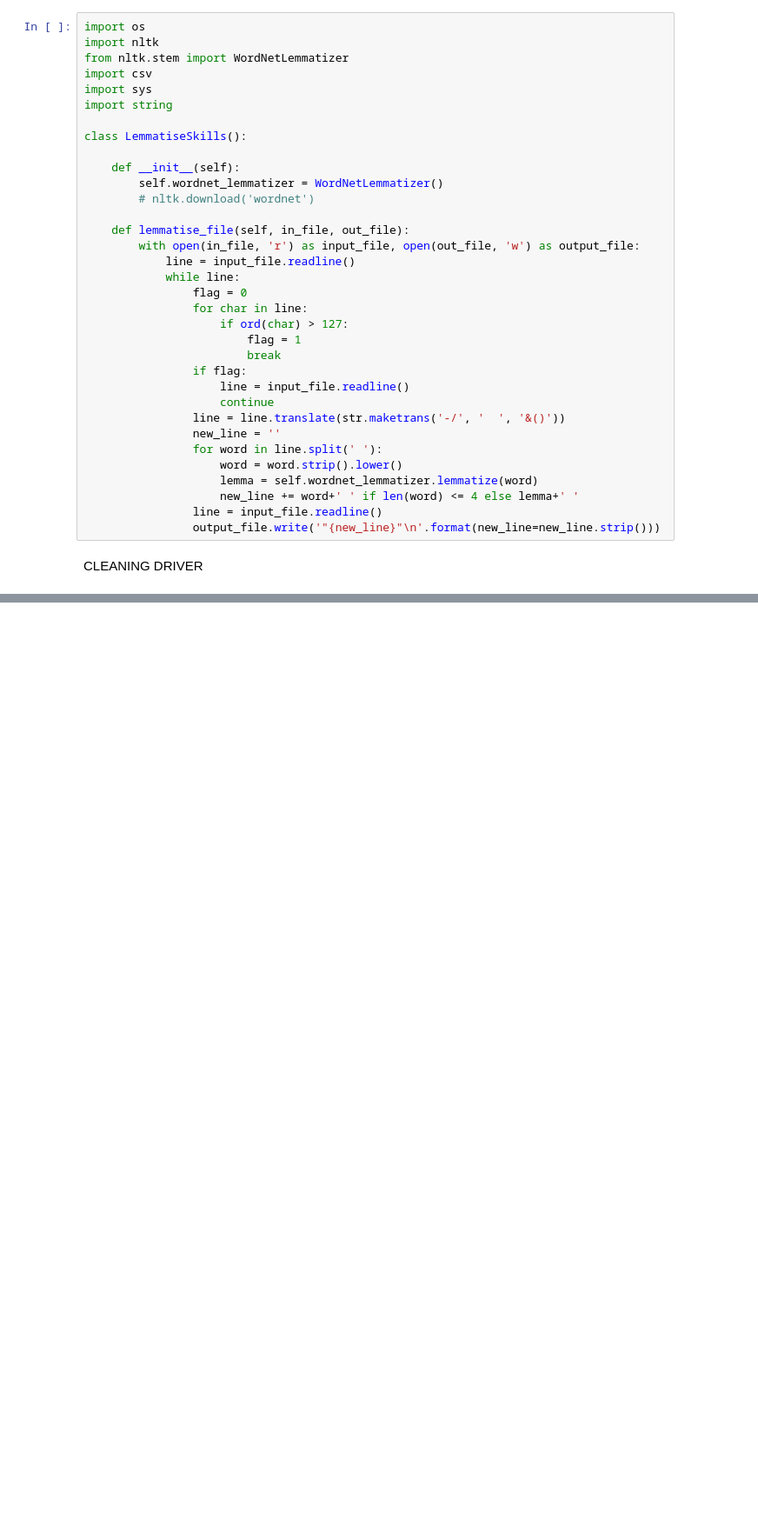
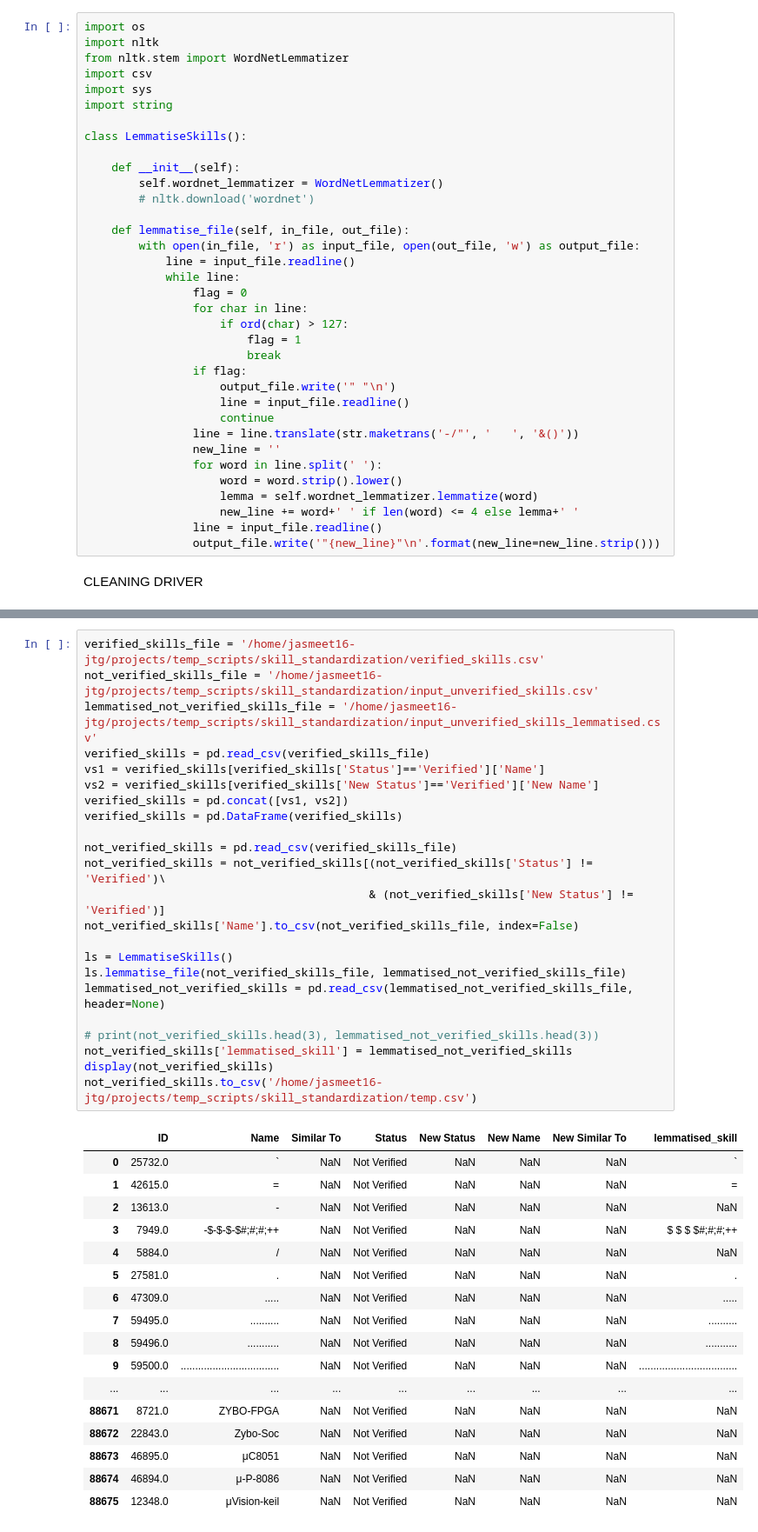
Before and after one commit to jasmeetpahwa/temp_scripts, a Jupyter notebook: cp_5392_skill_standardization.ipynb, the cells around one changed output, grey strips where cells are left out. Shown at 87% size. Drawn from its saved outputs; the diff is of its cells as text; blank space fills up the shorter version.

```diff
--- a/cp_5392_skill_standardization.ipynb
+++ b/cp_5392_skill_standardization.ipynb
@@ -98,9 +99,10 @@ class LemmatiseSkills():
                         flag = 1
                         break
                 if flag:
+                    output_file.write('" "\n')
                     line = input_file.readline()
                     continue
-                line = line.translate(str.maketrans('-/', '  ', '&()'))
+                line = line.translate(str.maketrans('-/"', '   ', '&()'))
                 new_line = ''
                 for word in line.split(' '):
                     word = word.strip().lower()
@@ -119,0 +115,41 @@ ls.lemmatise_file('/home/jasmeet16-jtg/projects/temp_scripts/skill_standardizati
+# %%
+verified_skills_file = '/home/jasmeet16-jtg/projects/temp_scripts/skill_standardization/verified_skills.csv'
+not_verified_skills_file = '/home/jasmeet16-jtg/projects/temp_scripts/skill_standardization/input_unverified_skills.csv'
+lemmatised_not_verified_skills_file = '/home/jasmeet16-jtg/projects/temp_scripts/skill_standardization/input_unverified_skills_lemmatised.csv'
+verified_skills = pd.read_csv(verified_skills_file)
+vs1 = verified_skills[verified_skills['Status']=='Verified']['Name']
+vs2 = verified_skills[verified_skills['New Status']=='Verified']['New Name']
+verified_skills = pd.concat([vs1, vs2])
+verified_skills = pd.DataFrame(verified_skills)
+
+not_verified_skills = pd.read_csv(verified_skills_file)
+not_verified_skills = not_verified_skills[(not_verified_skills['Status'] != 'Verified')\
+                                          & (not_verified_skills['New Status'] != 'Verified')]
+not_verified_skills['Name'].to_csv(not_verified_skills_file, index=False)
+
+ls = LemmatiseSkills()
+ls.lemmatise_file(not_verified_skills_file, lemmatised_not_verified_skills_file)
+lemmatised_not_verified_skills = pd.read_csv(lemmatised_not_verified_skills_file, header=None)
+
+# print(not_verified_skills.head(3), lemmatised_not_verified_skills.head(3))
+not_verified_skills['lemmatised_skill'] = lemmatised_not_verified_skills
+display(not_verified_skills)
+not_verified_skills.to_csv('/home/jasmeet16-jtg/projects/temp_scripts/skill_standardization/temp.csv')
+# %% [output]
+|  | ID | Name | Similar To | Status | New Status | New Name | New Similar To | lemmatised_skill |
+| 0 | 25732.0 | ` | NaN | Not Verified | NaN | NaN | NaN | ` |
+| 1 | 42615.0 | = | NaN | Not Verified | NaN | NaN | NaN | = |
+| 2 | 13613.0 | - | NaN | Not Verified | NaN | NaN | NaN | NaN |
+| 3 | 7949.0 | -$-$-$-$#;#;#;++ | NaN | Not Verified | NaN | NaN | NaN | $ $ $ $#;#;#;++ |
+| 4 | 5884.0 | / | NaN | Not Verified | NaN | NaN | NaN | NaN |
+| 5 | 27581.0 | . | NaN | Not Verified | NaN | NaN | NaN | . |
+| 6 | 47309.0 | ..... | NaN | Not Verified | NaN | NaN | NaN | ..... |
+| 7 | 59495.0 | .......... | NaN | Not Verified | NaN | NaN | NaN | .......... |
+| 8 | 59496.0 | ........... | NaN | Not Verified | NaN | NaN | NaN | ........... |
+| 9 | 59500.0 | .................................. | NaN | Not Verified | NaN | NaN | NaN | .................................. |
+| ... | ... | ... | ... | ... | ... | ... | ... | ... |
+| 88671 | 8721.0 | ZYBO-FPGA | NaN | Not Verified | NaN | NaN | NaN | NaN |
+| 88672 | 22843.0 | Zybo-Soc | NaN | Not Verified | NaN | NaN | NaN | NaN |
+| 88673 | 46895.0 | μC8051 | NaN | Not Verified | NaN | NaN | NaN | NaN |
+| 88674 | 46894.0 | μ-P-8086 | NaN | Not Verified | NaN | NaN | NaN | NaN |
+| 88675 | 12348.0 | μVision-keil | NaN | Not Verified | NaN | NaN | NaN | NaN |
```
Also changed, not shown: parts of 5 cells of this notebook, 2 other files.
